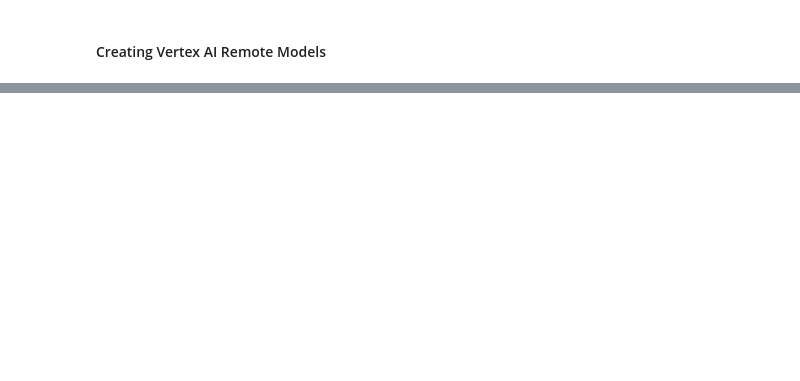
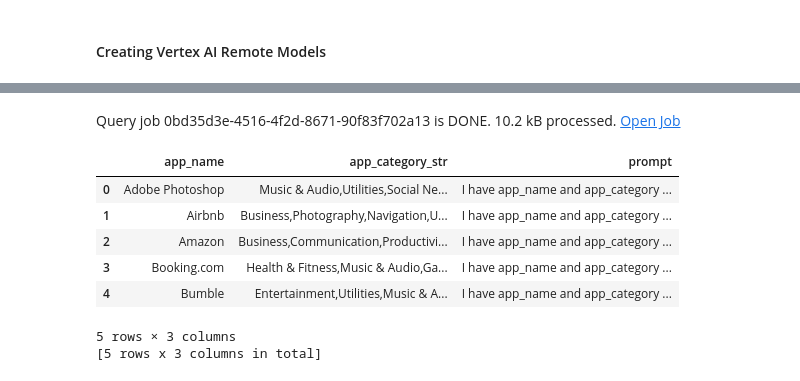
Before and after one commit to smvinodkumar910/market-mirror, a Jupyter notebook: backend/process_data.ipynb, the cells around one changed output, grey strips where cells are left out. Drawn from its saved outputs; the diff is of its cells as text; code cells hidden in the pictures; blank space fills up the shorter version.

```diff
--- a/backend/process_data.ipynb
+++ b/backend/process_data.ipynb
@@ -211,0 +455,5 @@ dtype: Int64
+# %%
+# same app mapped to multiple incorrect app_categories
+unique_app_cat_df = app_reviews_df[['app_name','app_category']].drop_duplicates().sort_values(by='app_name')
+# %%
+unique_app_cat_df = bbq.array_agg(unique_app_cat_df.groupby('app_name')).reset_index()
@@ -211,0 +472,15 @@ dtype: Int64
+# %%
+unique_app_cat_df['app_category_str'] = bbq.array_to_string(unique_app_cat_df.app_category,',')
+unique_app_cat_df = unique_app_cat_df.drop(columns='app_category')
+# %%
+unique_app_cat_df.head()
+# %% [output]
+Query job 0bd35d3e-4516-4f2d-8671-90f83f702a13 is DONE. 10.2 kB processed. Open Job
+|  | app_name | app_category_str | prompt |
+| 0 | Adobe Photoshop | Music & Audio,Utilities,Social Ne... | I have app_name and app_category ... |
+| 1 | Airbnb | Business,Photography,Navigation,U... | I have app_name and app_category ... |
+| 2 | Amazon | Business,Communication,Productivi... | I have app_name and app_category ... |
+| 3 | Booking.com | Health & Fitness,Music & Audio,Ga... | I have app_name and app_category ... |
+| 4 | Bumble | Entertainment,Utilities,Music & A... | I have app_name and app_category ... |
+5 rows × 3 columns
+[5 rows x 3 columns in total]
```
Also changed, not shown: parts of 64 cells of this notebook, 1 other file.
